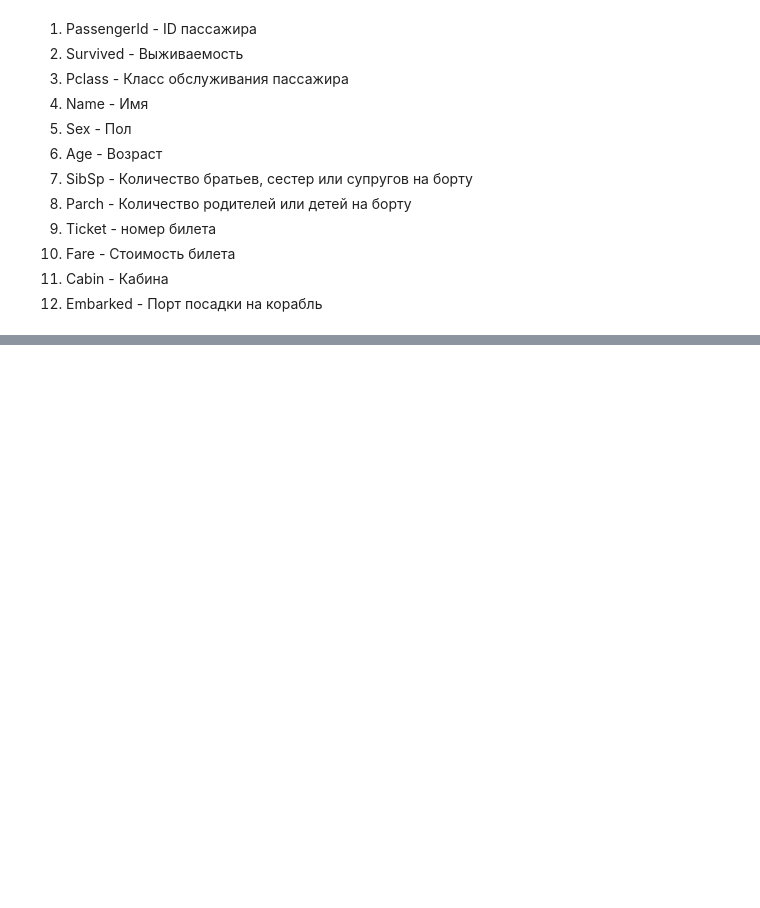
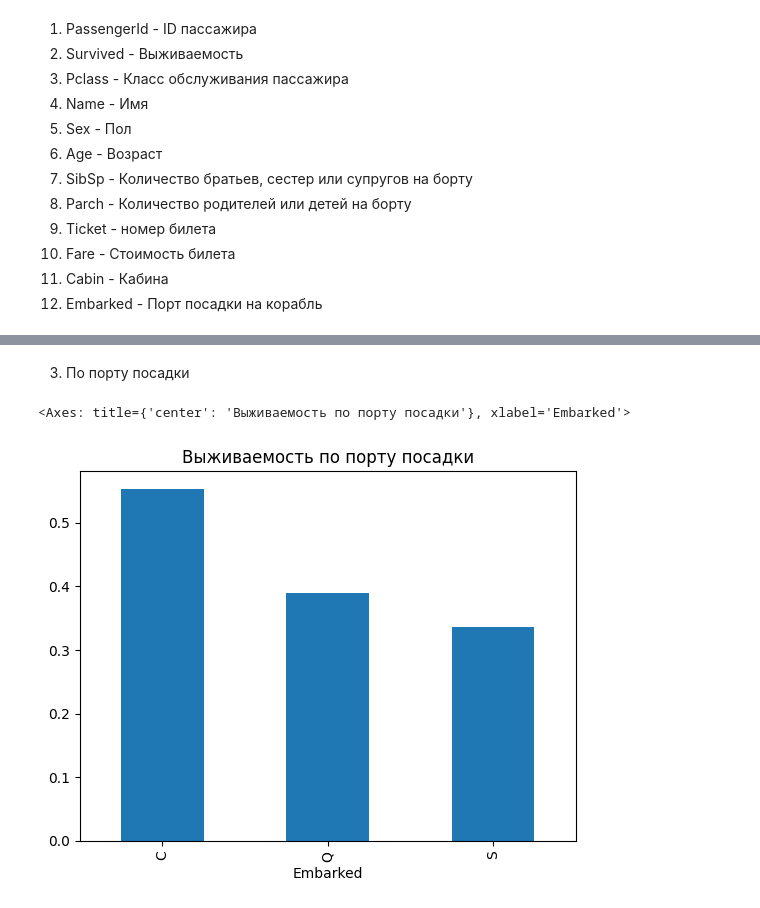
Before and after one commit to Asteliaa/Tms_ML, a Jupyter notebook: Lesson_6/task_lesson6.ipynb, the cells around one changed output, grey strips where cells are left out. Cells and saved outputs as stored; diff of their text form; code cells hidden in the pictures; blank space fills up the shorter version.

```diff
--- a/Lesson_6/task_lesson6.ipynb
+++ b/Lesson_6/task_lesson6.ipynb
@@ -102,0 +139,7 @@ dtype: int64
+# %% [markdown]
+3. По порту посадки
+# %%
+tables["Embarked"]["survived_rate"].plot(kind="bar", title="Выживаемость по порту посадки")
+# %% [output]
+<Axes: title={'center': 'Выживаемость по порту посадки'}, xlabel='Embarked'>
+[figure, added]
```
Also changed, not shown: parts of 52 cells of this notebook.
